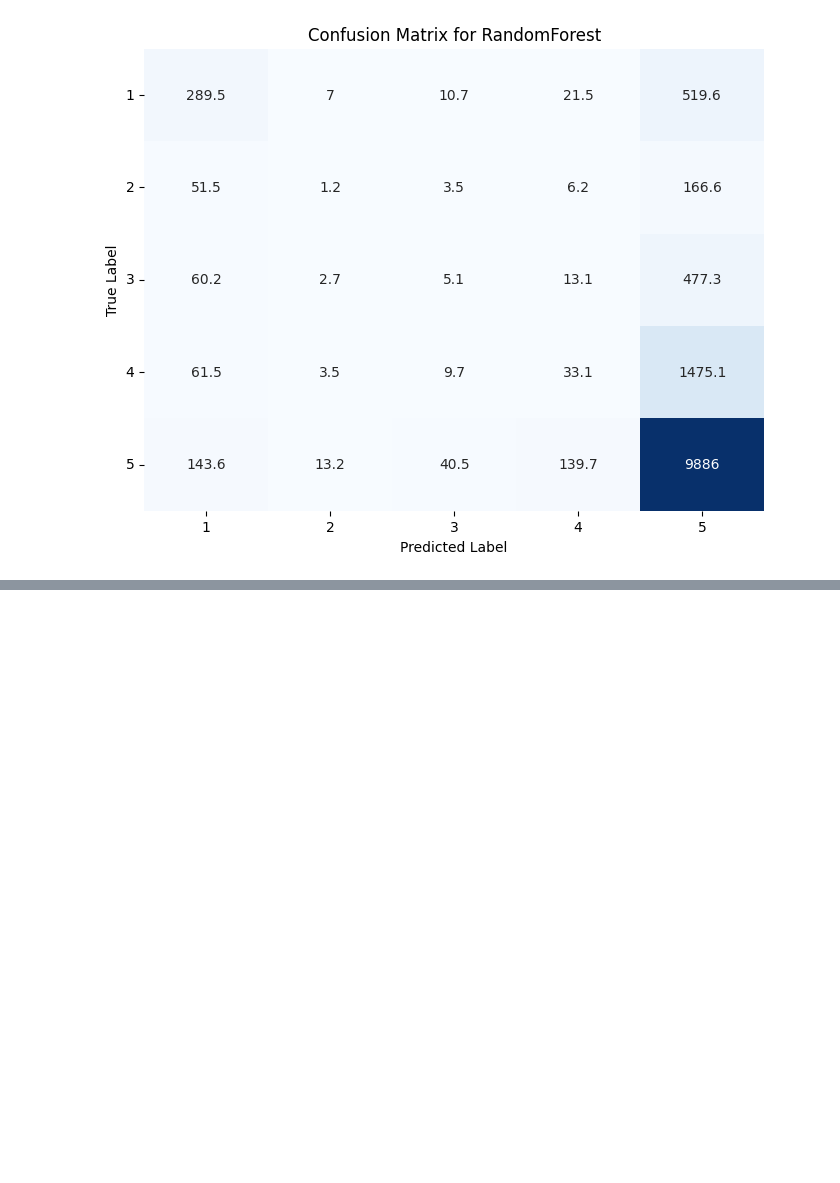
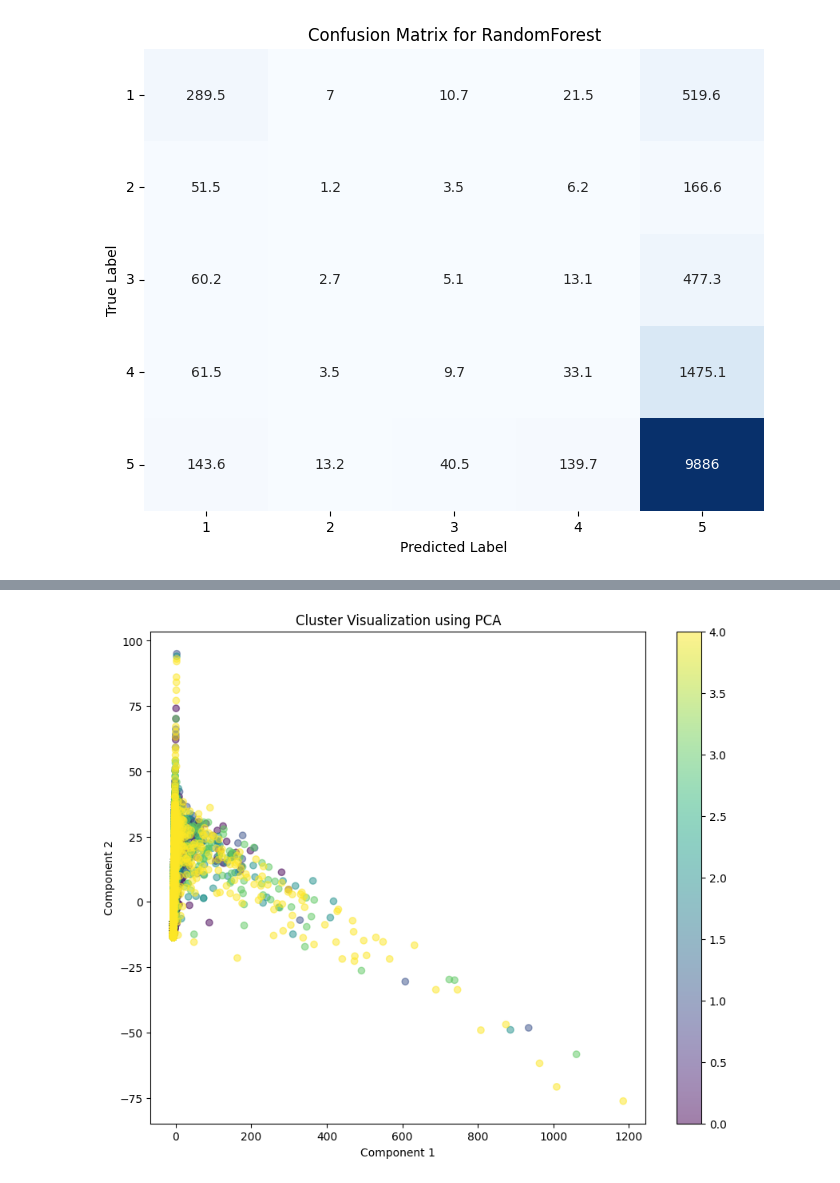
Before and after one commit to Silvano315/NLP-for-ChatGPT-Reviews, a Jupyter notebook: ML_prediction.ipynb, the cells around one changed output, grey strips where cells are left out. Drawn from its saved outputs; the diff is of its cells as text; code cells hidden in the pictures; blank space fills up the shorter version.

```diff
--- a/ML_prediction.ipynb
+++ b/ML_prediction.ipynb
@@ -210,0 +223,7 @@ plot_confusion_matrix(conf_matrix, model_name = chosen_model)
+# %%
+# Apply Cluster Centroids Undersampling
+
+X_res_clus, y_res_clus = cluster_centroids_undersample(X, y)
+
+print('New score values distribution:')
+y_res_clus.value_counts()
@@ -210,0 +239,6 @@ plot_confusion_matrix(conf_matrix, model_name = chosen_model)
+# %%
+# Visualize the undersampled data with PCA
+
+visualize_clusters(X_res_clus, y_res_clus, method='PCA')
+# %% [output]
+[figure, added]
```
Also changed, not shown: parts of 20 cells of this notebook.
